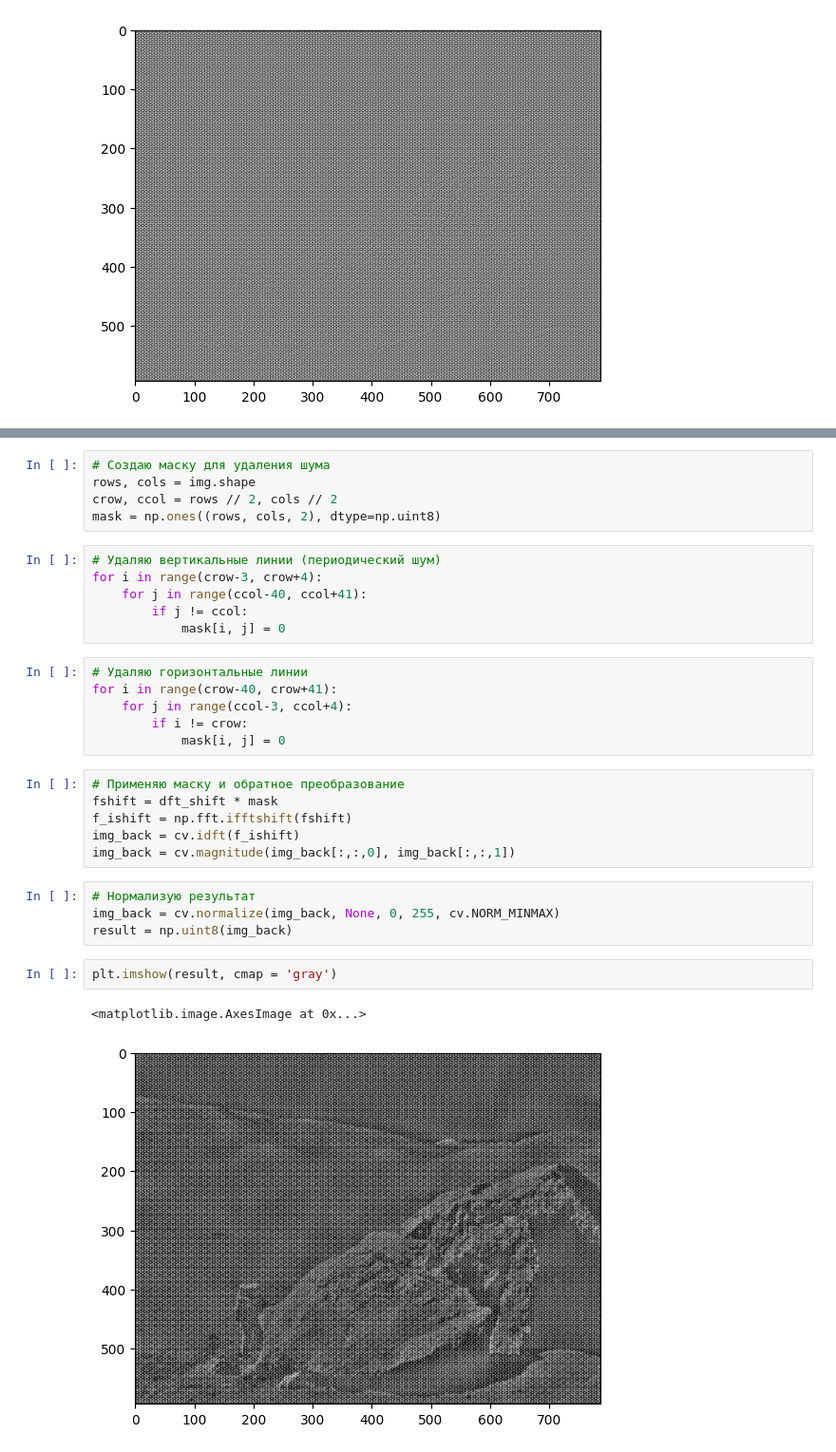
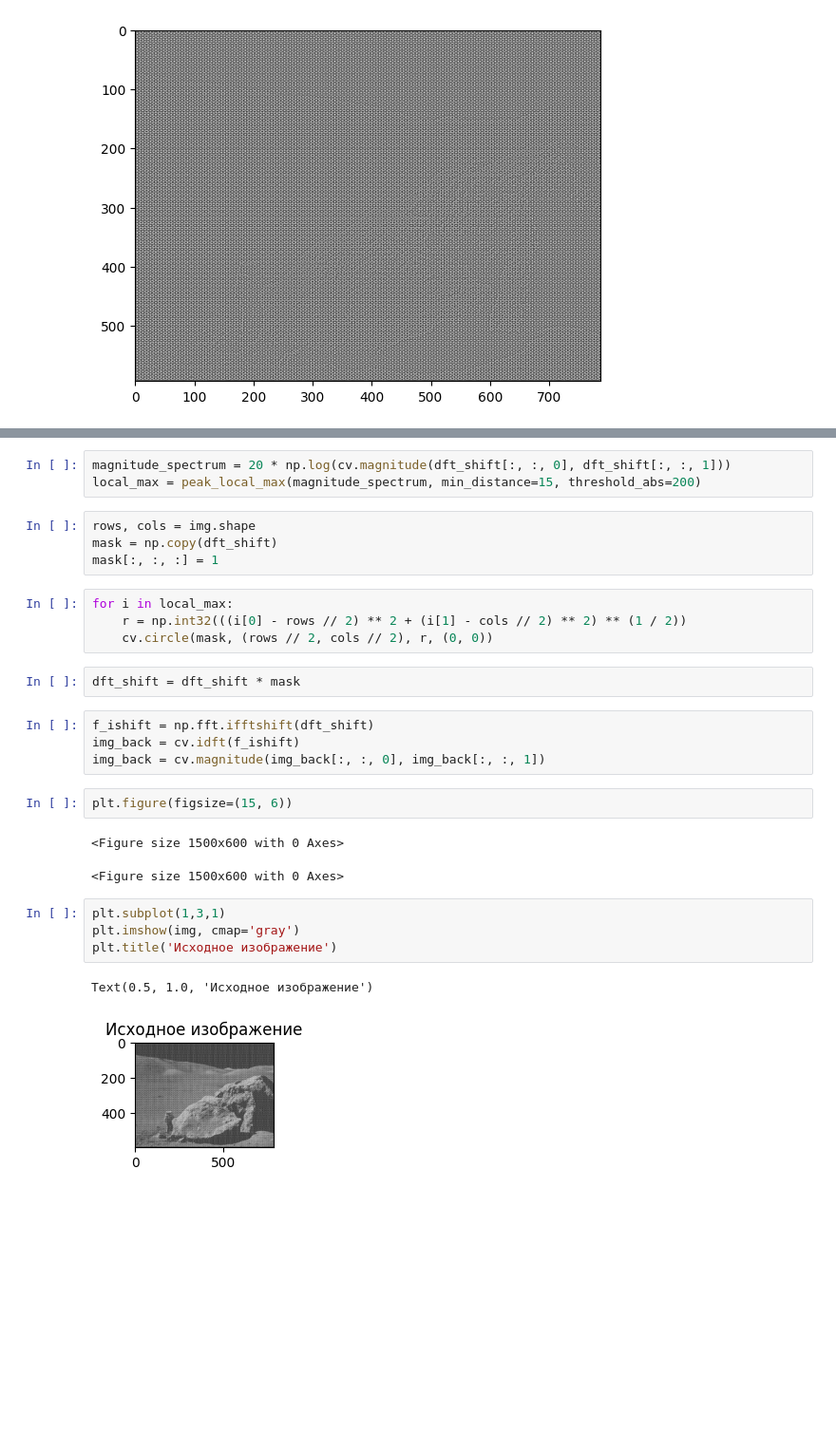
Before and after one commit to baifffboy/image_processing, a Jupyter notebook: 5/Practice_5_fft.ipynb, the cells around one changed output, grey strips where cells are left out. Shown at 95% size. Cells and saved outputs as stored; diff of their text form; blank space fills up the shorter version.

```diff
--- a/5/Practice_5_fft.ipynb
+++ b/5/Practice_5_fft.ipynb
@@ -84,34 +86,31 @@ plt.imshow(result, cmap = 'gray')
 dft = cv.dft(np.float32(img), flags=cv.DFT_COMPLEX_OUTPUT)
 dft_shift = np.fft.fftshift(dft)
 # %%
-# Создаю маску для удаления шума
-rows, cols = img.shape
-crow, ccol = rows // 2, cols // 2
-mask = np.ones((rows, cols, 2), dtype=np.uint8)
+magnitude_spectrum = 20 * np.log(cv.magnitude(dft_shift[:, :, 0], dft_shift[:, :, 1]))
+local_max = peak_local_max(magnitude_spectrum, min_distance=15, threshold_abs=200)
 # %%
-# Удаляю вертикальные линии (периодический шум)
-for i in range(crow-3, crow+4):
-    for j in range(ccol-40, ccol+41):
-        if j != ccol:
-            mask[i, j] = 0
+rows, cols = img.shape
+mask = np.copy(dft_shift)
+mask[:, :, :] = 1
 # %%
-# Удаляю горизонтальные линии
-for i in range(crow-40, crow+41):
-    for j in range(ccol-3, ccol+4):
-        if i != crow:
-            mask[i, j] = 0
+for i in local_max:
+    r = np.int32(((i[0] - rows // 2) ** 2 + (i[1] - cols // 2) ** 2) ** (1 / 2))
+    cv.circle(mask, (rows // 2, cols // 2), r, (0, 0))
 # %%
-# Применяю маску и обратное преобразование
-fshift = dft_shift * mask
-f_ishift = np.fft.ifftshift(fshift)
-img_back = cv.idft(f_ishift)
-img_back = cv.magnitude(img_back[:,:,0], img_back[:,:,1])
+dft_shift = dft_shift * mask
 # %%
-# Нормализую результат
-img_back = cv.normalize(img_back, None, 0, 255, cv.NORM_MINMAX)
-result = np.uint8(img_back)
+f_ishift = np.fft.ifftshift(dft_shift)
+img_back = cv.idft(f_ishift)
+img_back = cv.magnitude(img_back[:, :, 0], img_back[:, :, 1])
 # %%
-plt.imshow(result, cmap = 'gray')
+plt.figure(figsize=(15, 6))
 # %% [output]
-<matplotlib.image.AxesImage at 0x...>
+<Figure size 1500x600 with 0 Axes>
-[figure, removed]
+<Figure size 1500x600 with 0 Axes>
+# %%
+plt.subplot(1,3,1)
+plt.imshow(img, cmap='gray')
+plt.title('Исходное изображение')
+# %% [output]
+Text(0.5, 1.0, 'Исходное изображение')
+[figure, added]
```
Also changed, not shown: parts of 6 cells of this notebook.
